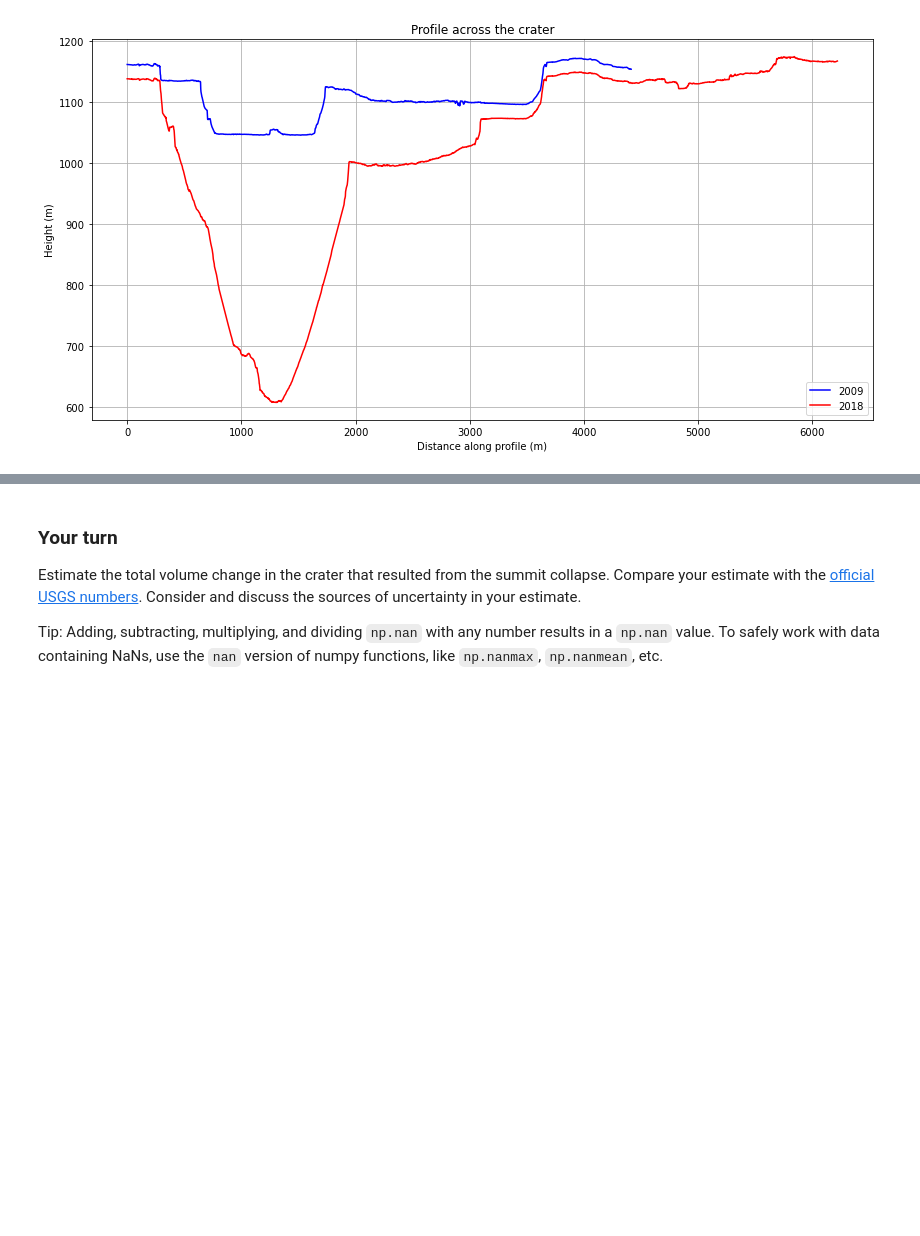
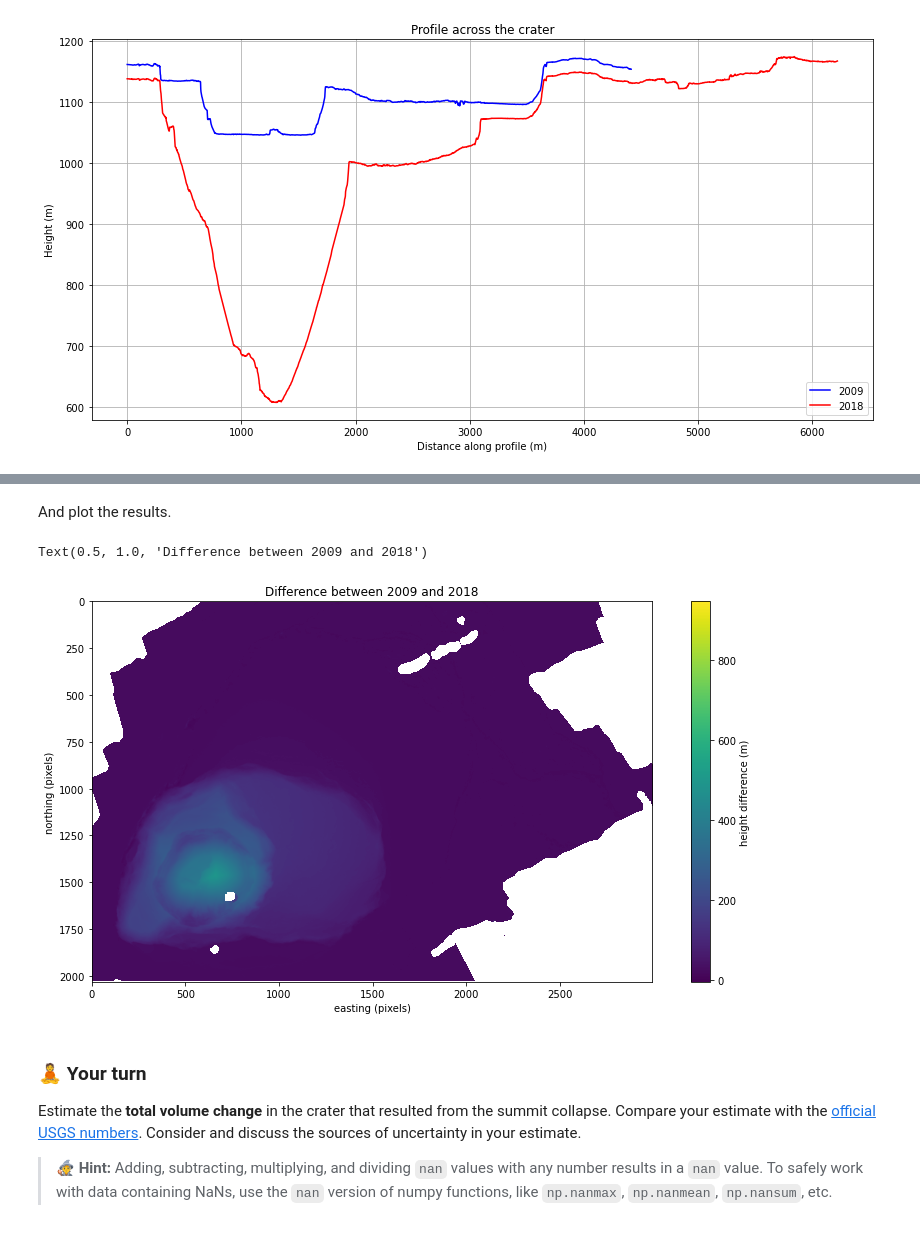
Before and after one commit to leouieda/remote-sensing, a Jupyter notebook: practicals/practical3.ipynb, the cells around one changed output, grey strips where cells are left out. Saved outputs shown, nothing was run; the diff lists cells and outputs as text; code cells hidden in the pictures; blank space fills up the shorter version.

```diff
--- a/practicals/practical3.ipynb
+++ b/practicals/practical3.ipynb
@@ -225,0 +225,5 @@ ValueError: operands could not be broadcast together with shapes (2032,2993) (20
+# %%
+rows2009, cols2009 = kilauea2009.shape
+kilauea2018_crop = kilauea2018[0:rows2009, 0:cols2009]
+print("Shape of 2018 DEM:", kilauea2018_crop.shape)
+print("Shape of 2009 DEM:", kilauea2009.shape)
@@ -225,0 +235,3 @@ ValueError: operands could not be broadcast together with shapes (2032,2993) (20
+# %%
+kilauea_difference = kilauea2009 - kilauea2018_crop
+kilauea_difference
@@ -226,6 +252,18 @@ ValueError: operands could not be broadcast together with shapes (2032,2993) (20
+# %% [markdown]
+And plot the results.
+# %%
+plt.figure(figsize=(14, 7))
+plt.imshow(kilauea_difference, cmap="viridis")
+plt.colorbar(label="height difference (m)")
+plt.xlabel("easting (pixels)")
+plt.ylabel("northing (pixels)")
+plt.title("Difference between 2009 and 2018")
+# %% [output]
+Text(0.5, 1.0, 'Difference between 2009 and 2018')
+[figure, added]
 # %% [markdown]
-### Your turn
+### 🧘 Your turn
 
-Estimate the total volume change in the crater that resulted from the summit collapse. Compare your estimate with the [official USGS numbers](https://volcanoes.usgs.gov/vsc/file_mngr/file-192/PrelimSum_LERZ-Summit_2018.pdf). Consider and discuss the sources of uncertainty in your estimate.
+Estimate the **total volume change** in the crater that resulted from the summit collapse. Compare your estimate with the [official USGS numbers](https://volcanoes.usgs.gov/vsc/file_mngr/file-192/PrelimSum_LERZ-Summit_2018.pdf). Consider and discuss the sources of uncertainty in your estimate.
 
-Tip: Adding, subtracting, multiplying, and dividing `np.nan` with any number results in a `np.nan` value. To safely work with data containing NaNs, use the `nan` version of numpy functions, like `np.nanmax`, `np.nanmean`, etc.
+> 🧙 **Hint:** Adding, subtracting, multiplying, and dividing `nan` values with any number results in a `nan` value. To safely work with data containing NaNs, use the `nan` version of numpy functions, like `np.nanmax`, `np.nanmean`, `np.nansum`, etc.
```
Also changed, not shown: parts of 28 cells of this notebook.
